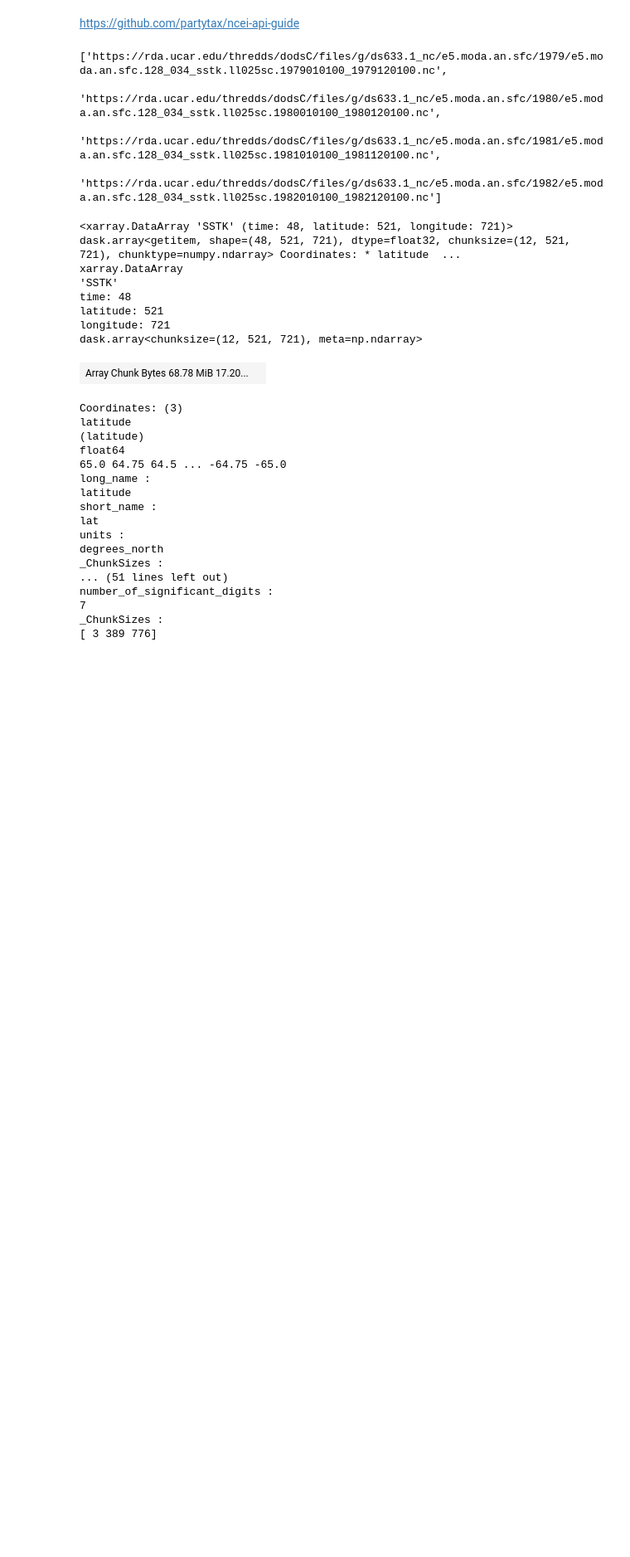
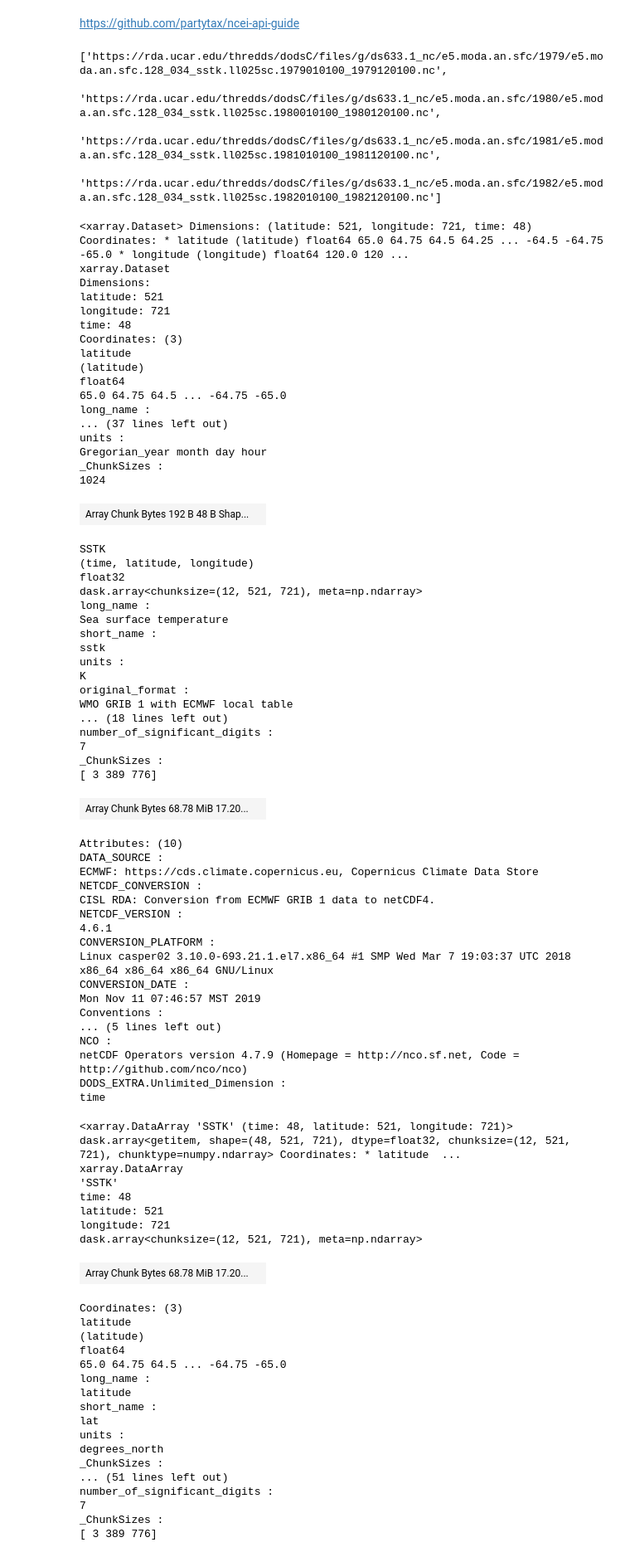
Before and after one commit to atmsillinois/time-series-and-eofs-leanneblind, a Jupyter notebook: project4_atms523_blind.ipynb, the cells around one changed output. Shown: that part at 83% size. Saved outputs shown, nothing was run; the diff lists cells and outputs as text; code cells hidden in the pictures; blank space fills up the shorter version.

```diff
--- a/project4_atms523_blind.ipynb
+++ b/project4_atms523_blind.ipynb
@@ -47,6 +47,62 @@ ds_sst = xr.open_mfdataset(file_list, parallel=True, chunks={'time': '50MB'}).se
 # mean_1981_2010 = ds_sub.sel(time=slice('1981-1-1','2010-12-31')).mean()
 
 # mean_1981_2010.compute()
+# %%
+ds_sst
+# %% [output]
+<xarray.Dataset> Dimensions: (latitude: 521, longitude: 721, time: 48) Coordinates: * latitude (latitude) float64 65.0 64.75 64.5 64.25 ... -64.5 -64.75 -65.0 * longitude (longitude) float64 120.0 120 ...
+xarray.Dataset
+Dimensions:
+latitude: 521
+longitude: 721
+time: 48
+Coordinates: (3)
+latitude
+(latitude)
+float64
+65.0 64.75 64.5 ... -64.75 -65.0
+long_name :
+... (37 lines left out)
+units :
+Gregorian_year month day hour
+_ChunkSizes :
+1024
+| Array Chunk Bytes 192 B 48 B Shap... |  |
+SSTK
+(time, latitude, longitude)
+float32
+dask.array<chunksize=(12, 521, 721), meta=np.ndarray>
+long_name :
+Sea surface temperature
+short_name :
+sstk
+units :
+K
+original_format :
+WMO GRIB 1 with ECMWF local table
+... (18 lines left out)
+number_of_significant_digits :
+7
+_ChunkSizes :
+[ 3 389 776]
+| Array Chunk Bytes 68.78 MiB 17.20... |  |
+Attributes: (10)
+DATA_SOURCE :
+ECMWF: https://cds.climate.copernicus.eu, Copernicus Climate Data Store
+NETCDF_CONVERSION :
+CISL RDA: Conversion from ECMWF GRIB 1 data to netCDF4.
+NETCDF_VERSION :
+4.6.1
+CONVERSION_PLATFORM :
+Linux casper02 3.10.0-693.21.1.el7.x86_64 #1 SMP Wed Mar 7 19:03:37 UTC 2018 x86_64 x86_64 x86_64 GNU/Linux
+CONVERSION_DATE :
+Mon Nov 11 07:46:57 MST 2019
+Conventions :
+... (5 lines left out)
+NCO :
+netCDF Operators version 4.7.9 (Homepage = http://nco.sf.net, Code = http://github.com/nco/nco)
+DODS_EXTRA.Unlimited_Dimension :
+time
 # %%
 ds_sst['SSTK']
 # %% [output]
```
Also changed, not shown: parts of 11 cells of this notebook.
